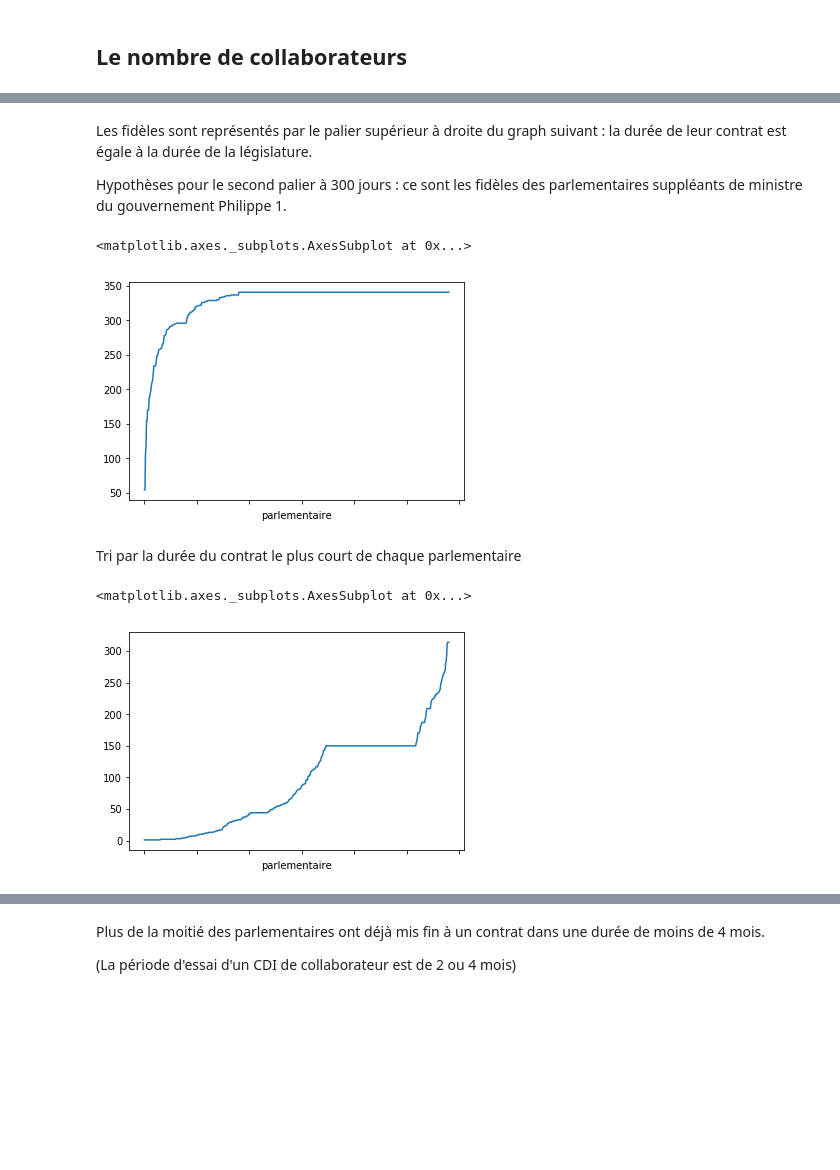
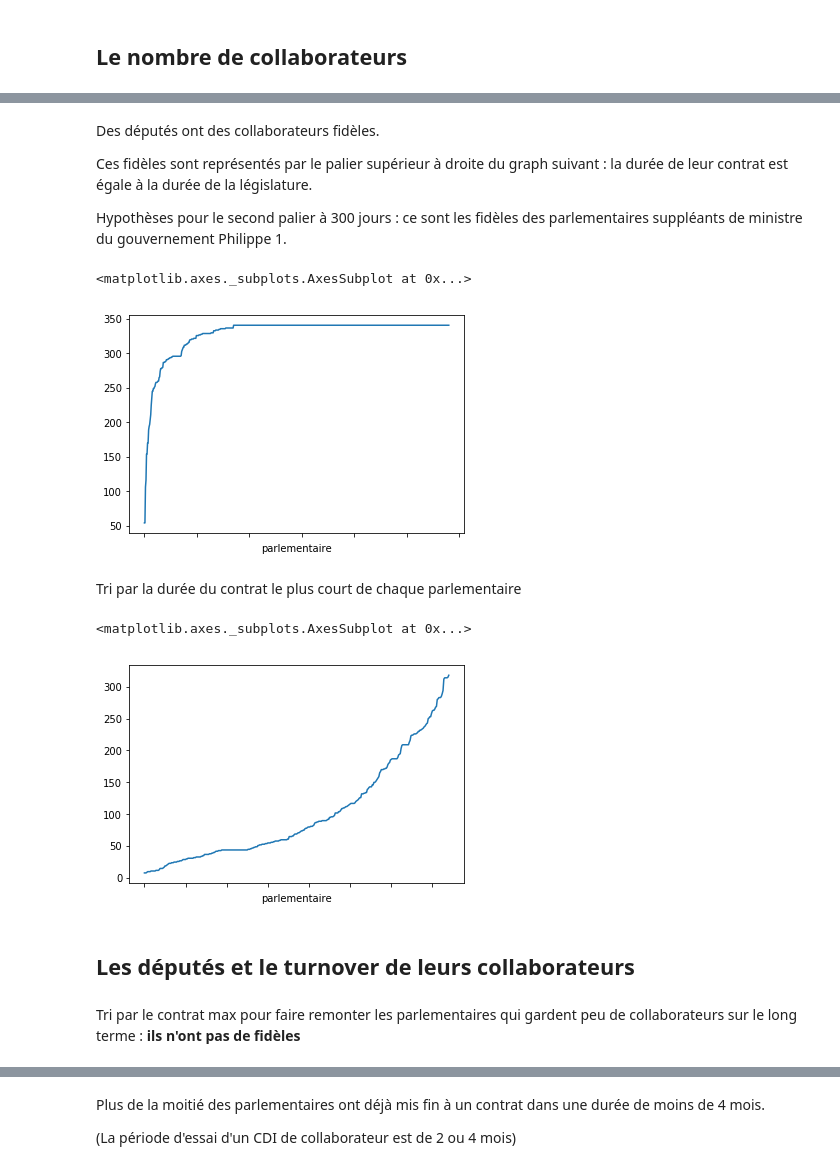
Before and after one commit to regardscitoyens/Collaborateurs-Parlement, a Jupyter notebook: exploitations/turnover.ipynb, the cells around one changed output, grey strips where cells are left out. Cells and saved outputs as stored; diff of their text form; code cells hidden in the pictures; blank space fills up the shorter version.

Commit message:
Encore plus de stats et des députés qui le méritent

```diff
--- a/exploitations/turnover.ipynb
+++ b/exploitations/turnover.ipynb
@@ -22,8 +22,14 @@ csv["contrat_fini"] = (csv["sortie"] != max(csv["sortie"]))
 csv["duree_mandat"] = csv["mandat_fin"] - csv["mandat_debut"]
 csv["duree_mandat"] = csv["duree_mandat"].apply(lambda a: int(a.total_seconds()/60/60/24))
 csv["parlementaire_age"] = (max(csv["sortie"]) - csv['date_naissance']).apply(lambda a: int(a.total_seconds()/60/60/24/365))
+
+csv["contrat_plus_de_2_mois"] = (( (csv["nombredejours"] < 62) & (csv["contrat_fini"] == True)  ) == False) * 1
+csv["contrat_plus_de_4_mois"] = (( (csv["nombredejours"] < 124) & (csv["contrat_fini"] == True) ) == False) * 1
+csv["contrat_plus_de_6_mois"] = (( (csv["nombredejours"] < 186) & (csv["contrat_fini"] == True) ) == False) * 1
+
+
 #Vire les problèmes liés aux ministres
-csv = csv[csv["nombredejours"] > 0]
+csv = csv[csv["nombredejours"] > 7]
 #Vire les contrats courts de début de législature : sans doute la fin d'un contrat de la législature précédente
 csv = csv[(csv["entree"] < "2017-09-01") & (csv["nombredejours"] < 30) == False]
 csv.drop("collaborateurs", 1, inplace=True)
@@ -55,17 +55,30 @@ csv.count()['collaborateur']
 # %%
 duree_collaborateurs = csv.groupby(["parlementaire"])[['groupe_sigle']].first().reset_index()
 duree_collaborateurs = duree_collaborateurs.merge(csv.groupby(["parlementaire"])[['sexe_parlementaire']].first().reset_index(), on="parlementaire")
-duree_collaborateurs = duree_collaborateurs.merge(csv.groupby(["parlementaire"])[['nombredejours']].mean().rename(columns={"nombredejours": "contrat_mediane"}).reset_index(), on="parlementaire")
+duree_collaborateurs = duree_collaborateurs.merge(csv.groupby(["parlementaire"])[['nombredejours']].median().rename(columns={"nombredejours": "contrat_mediane"}).reset_index(), on="parlementaire")
+duree_collaborateurs = duree_collaborateurs.merge(csv.groupby(["parlementaire"])[['nombredejours']].mean().rename(columns={"nombredejours": "contrat_moyenne"}).reset_index(), on="parlementaire")
+
 duree_collaborateurs = duree_collaborateurs.merge(csv.groupby(["parlementaire"])[['collaborateur']].count().rename(columns={"collaborateur": "nb_collaborateurs"}).reset_index(), on="parlementaire")
 duree_collaborateurs = duree_collaborateurs.merge(csv.groupby(["parlementaire"])[['duree_mandat']].first().reset_index(), on="parlementaire")
 duree_collaborateurs = duree_collaborateurs.merge(csv.groupby(["parlementaire"])[['nombredejours']].max().rename(columns={"nombredejours": "contrat_max"}).reset_index(), on="parlementaire")
 duree_collaborateurs = duree_collaborateurs.merge(csv.groupby(["parlementaire"])[['nombredejours']].min().rename(columns={"nombredejours": "contrat_min"}).reset_index(), on="parlementaire")
+
+duree_collaborateurs = duree_collaborateurs.merge(csv.groupby(["parlementaire"])[['contrat_plus_de_2_mois']].sum().rename(columns={"contrat_plus_de_2_mois": "nb_contrats_plus_de_2_mois"}).reset_index(), on="parlementaire")
+duree_collaborateurs['ratio_plus_de_2_mois'] = duree_collaborateurs['nb_contrats_plus_de_2_mois'] / duree_collaborateurs['nb_collaborateurs']
+duree_collaborateurs = duree_collaborateurs.merge(csv.groupby(["parlementaire"])[['contrat_plus_de_4_mois']].sum().rename(columns={"contrat_plus_de_4_mois": "nb_contrats_plus_de_4_mois"}).reset_index(), on="parlementaire")
+duree_collaborateurs['ratio_plus_de_4_mois'] = duree_collaborateurs['nb_contrats_plus_de_4_mois'] / duree_collaborateurs['nb_collaborateurs']
+duree_collaborateurs = duree_collaborateurs.merge(csv.groupby(["parlementaire"])[['contrat_plus_de_6_mois']].sum().rename(columns={"contrat_plus_de_6_mois": "nb_contrats_plus_de_6_mois"}).reset_index(), on="parlementaire")
+duree_collaborateurs['ratio_plus_de_6_mois'] = duree_collaborateurs['nb_contrats_plus_de_6_mois'] / duree_collaborateurs['nb_collaborateurs']
+
+duree_collaborateurs = duree_collaborateurs.merge(csv[csv["contrat_fini"] == True].groupby(["parlementaire"])[['nombredejours']].count().rename(columns={"nombredejours": "nb_contrat_fini"}).reset_index(), on="parlementaire", how="left")
+duree_collaborateurs['nb_contrat_fini'].fillna(0, inplace=True)
+duree_collaborateurs['ratio_contrat_fini'] = duree_collaborateurs['nb_contrat_fini'] / duree_collaborateurs['nb_collaborateurs']
+
 duree_collaborateurs = duree_collaborateurs.merge(csv[csv["contrat_fini"] == True].groupby(["parlementaire"])[['nombredejours']].max().rename(columns={"nombredejours": "contrat_fini_max"}).reset_index(), on="parlementaire", how="left")
 duree_collaborateurs = duree_collaborateurs.merge(csv[csv["contrat_fini"] == True].groupby(["parlementaire"])[['nombredejours']].min().rename(columns={"nombredejours": "contrat_fini_min"}).reset_index(), on="parlementaire", how="left")
 duree_collaborateurs = duree_collaborateurs.merge(csv.groupby(["parlementaire"])[['ancien_depute']].first().reset_index(), on="parlementaire")
 duree_collaborateurs["ratio_contrat_mandat"] = duree_collaborateurs["contrat_mediane"] / duree_collaborateurs["duree_mandat"]
 duree_collaborateurs = duree_collaborateurs.merge(csv.groupby(["parlementaire"])[['nb_mandats']].first().reset_index(), on="parlementaire")
 duree_collaborateurs = duree_collaborateurs.merge(csv.groupby(["parlementaire"])[['parlementaire_age']].first().reset_index(), on="parlementaire")
-duree_collaborateurs = duree_collaborateurs.sort_values("contrat_max")#sort_values("contrat le plus long")
-duree_collaborateurs.fillna(150, inplace=True)
+duree_collaborateurs = duree_collaborateurs.sort_values("ratio_plus_de_2_mois")#sort_values("contrat le plus long")
 duree_collaborateurs.to_csv("../data/duree_collaborateur.csv")
@@ -96,16 +85,23 @@ duree_collaborateurs
 # %% [markdown]
-Les fidèles sont représentés par le palier supérieur à droite du graph suivant : la durée de leur contrat est égale à la durée de la législature.
+Des députés ont des collaborateurs fidèles.
+
+Ces fidèles sont représentés par le palier supérieur à droite du graph suivant : la durée de leur contrat est égale à la durée de la législature.
 
 Hypothèses pour le second palier à 300 jours : ce sont les fidèles des parlementaires suppléants de ministre du gouvernement Philippe 1.
 # %%
-duree_collaborateurs.set_index("parlementaire")["contrat_max"].plot()
+duree_collaborateurs.sort_values("contrat_max").set_index("parlementaire")["contrat_max"].plot()
 # %% [output]
 <matplotlib.axes._subplots.AxesSubplot at 0x...>
-[figure, old version]
+[figure, new version]
 # %% [markdown]
 Tri par la durée du contrat le plus court de chaque parlementaire
 # %%
 duree_collaborateurs.sort_values("contrat_fini_min").set_index("parlementaire")["contrat_fini_min"].plot()
 # %% [output]
 <matplotlib.axes._subplots.AxesSubplot at 0x...>
-[figure, old version]
+[figure, new version]
+# %% [markdown]
+## Les députés et le turnover de leurs collaborateurs
+# %% [markdown]
+Tri par le contrat max pour faire remonter les parlementaires qui gardent peu de collaborateurs sur le long terme :
+**ils n'ont pas de fidèles**
```
Also changed, not shown: parts of 28 cells of this notebook.
